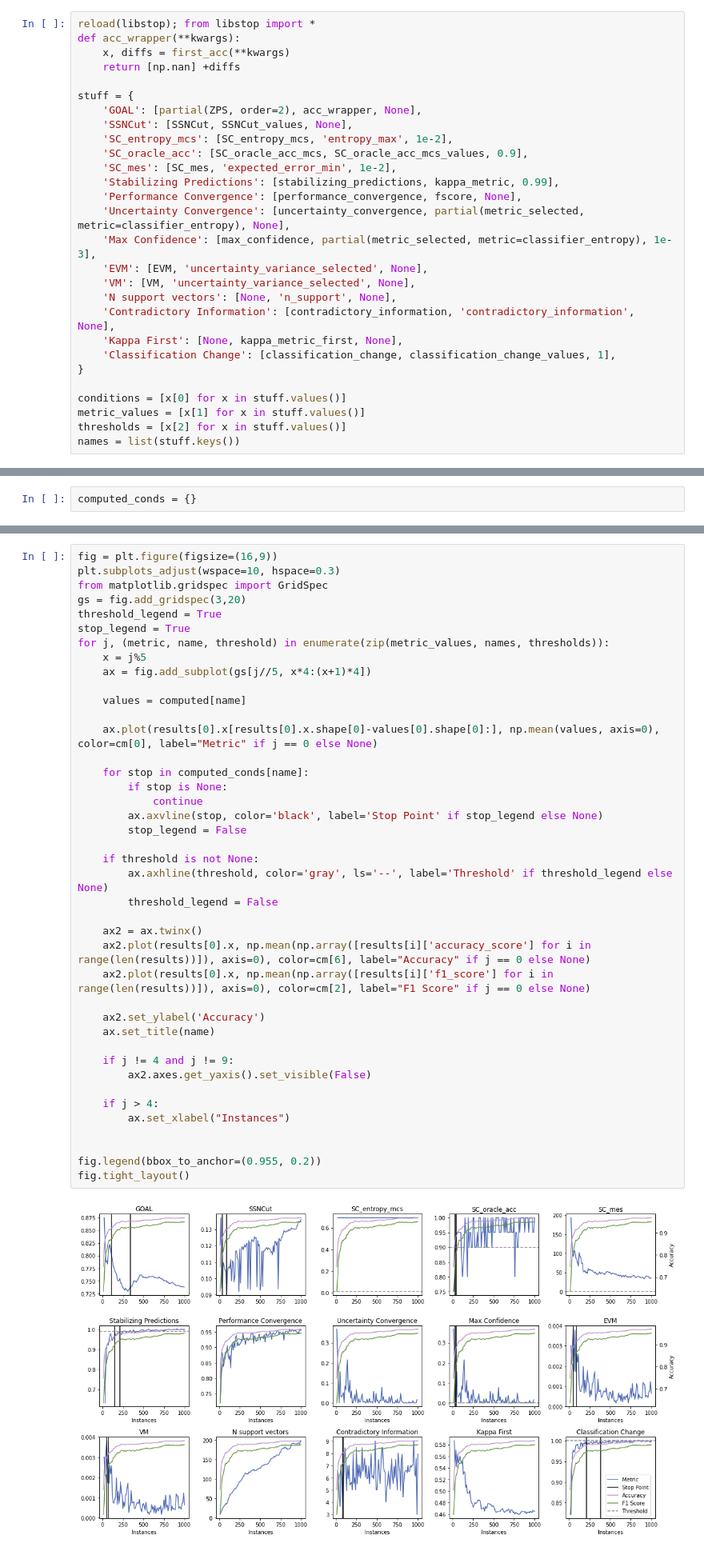
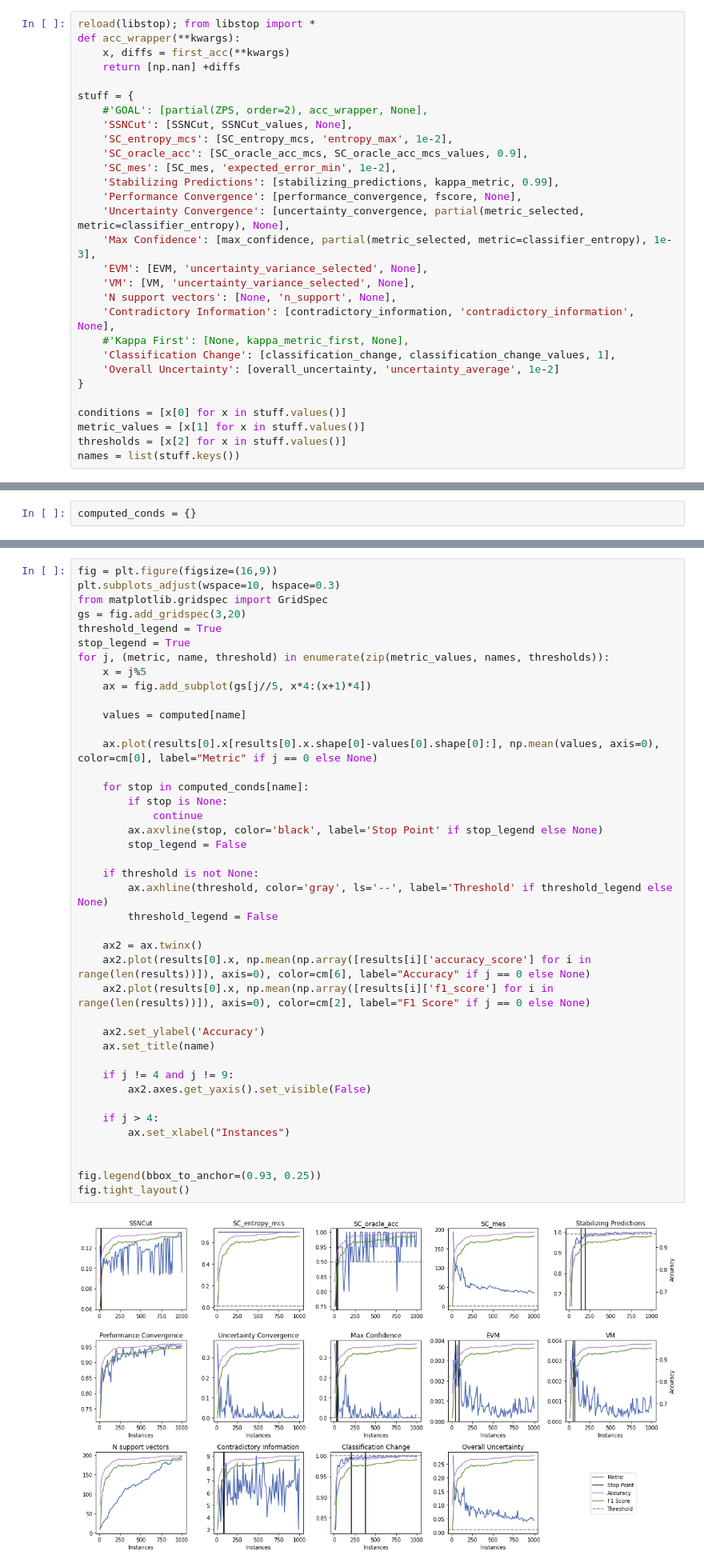
Before and after one commit to zacps/al-stopping-conditions, a Jupyter notebook: metrics_comparison.ipynb, the cells around one changed output, grey strips where cells are left out. Shown at 80% size. Cells and saved outputs as stored; diff of their text form.

```diff
--- a/metrics_comparison.ipynb
+++ b/metrics_comparison.ipynb
@@ -65,7 +77,7 @@ def acc_wrapper(**kwargs):
     return [np.nan] +diffs
 
 stuff = {
-    'GOAL': [partial(ZPS, order=2), acc_wrapper, None],
+    #'GOAL': [partial(ZPS, order=2), acc_wrapper, None],
     'SSNCut': [SSNCut, SSNCut_values, None],
     'SC_entropy_mcs': [SC_entropy_mcs, 'entropy_max', 1e-2],
     'SC_oracle_acc': [SC_oracle_acc_mcs, SC_oracle_acc_mcs_values, 0.9],
@@ -78,8 +90,9 @@ stuff = {
     'VM': [VM, 'uncertainty_variance_selected', None],
     'N support vectors': [None, 'n_support', None],
     'Contradictory Information': [contradictory_information, 'contradictory_information', None],
-    'Kappa First': [None, kappa_metric_first, None],
+    #'Kappa First': [None, kappa_metric_first, None],
     'Classification Change': [classification_change, classification_change_values, 1],
+    'Overall Uncertainty': [overall_uncertainty, 'uncertainty_average', 1e-2]
 }
 
 conditions = [x[0] for x in stuff.values()]
@@ -178,35 +191,35 @@ for j, (metric, name, threshold) in enumerate(zip(metric_values, names, threshol
     values = computed[name]
 
     ax.plot(results[0].x[results[0].x.shape[0]-values[0].shape[0]:], np.mean(values, axis=0), color=cm[0], label="Metric" if j == 0 else None)
 
     for stop in computed_conds[name]:
         if stop is None:
             continue
         ax.axvline(stop, color='black', label='Stop Point' if stop_legend else None)
         stop_legend = False
 
     if threshold is not None:
         ax.axhline(threshold, color='gray', ls='--', label='Threshold' if threshold_legend else None)
         threshold_legend = False
 
     ax2 = ax.twinx()
     ax2.plot(results[0].x, np.mean(np.array([results[i]['accuracy_score'] for i in range(len(results))]), axis=0), color=cm[6], label="Accuracy" if j == 0 else None)
     ax2.plot(results[0].x, np.mean(np.array([results[i]['f1_score'] for i in range(len(results))]), axis=0), color=cm[2], label="F1 Score" if j == 0 else None)
 
     ax2.set_ylabel('Accuracy')
     ax.set_title(name)
 
     if j != 4 and j != 9:
         ax2.axes.get_yaxis().set_visible(False)
 
     if j > 4:
         ax.set_xlabel("Instances")
 
 
-fig.legend(bbox_to_anchor=(0.955, 0.2))
+fig.legend(bbox_to_anchor=(0.93, 0.25))
 fig.tight_layout()
 # %% [output]
-[figure, old version]
+[figure, new version]
 # %%
 fig.savefig('figures/metrics_comparison_svm.png')
 # %% [markdown]
```
Also changed, not shown: parts of 4 cells of this notebook, 5 other files.
